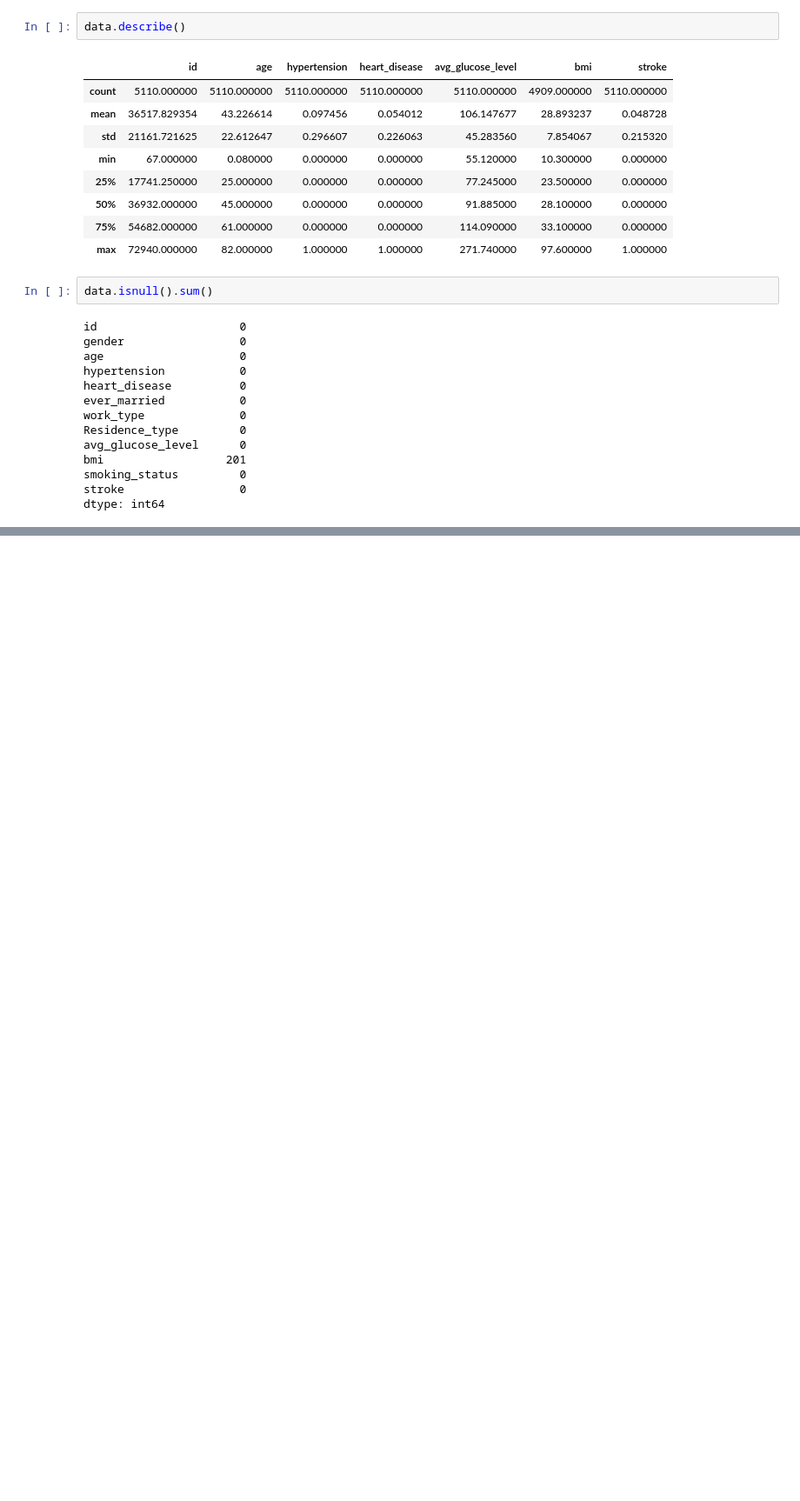
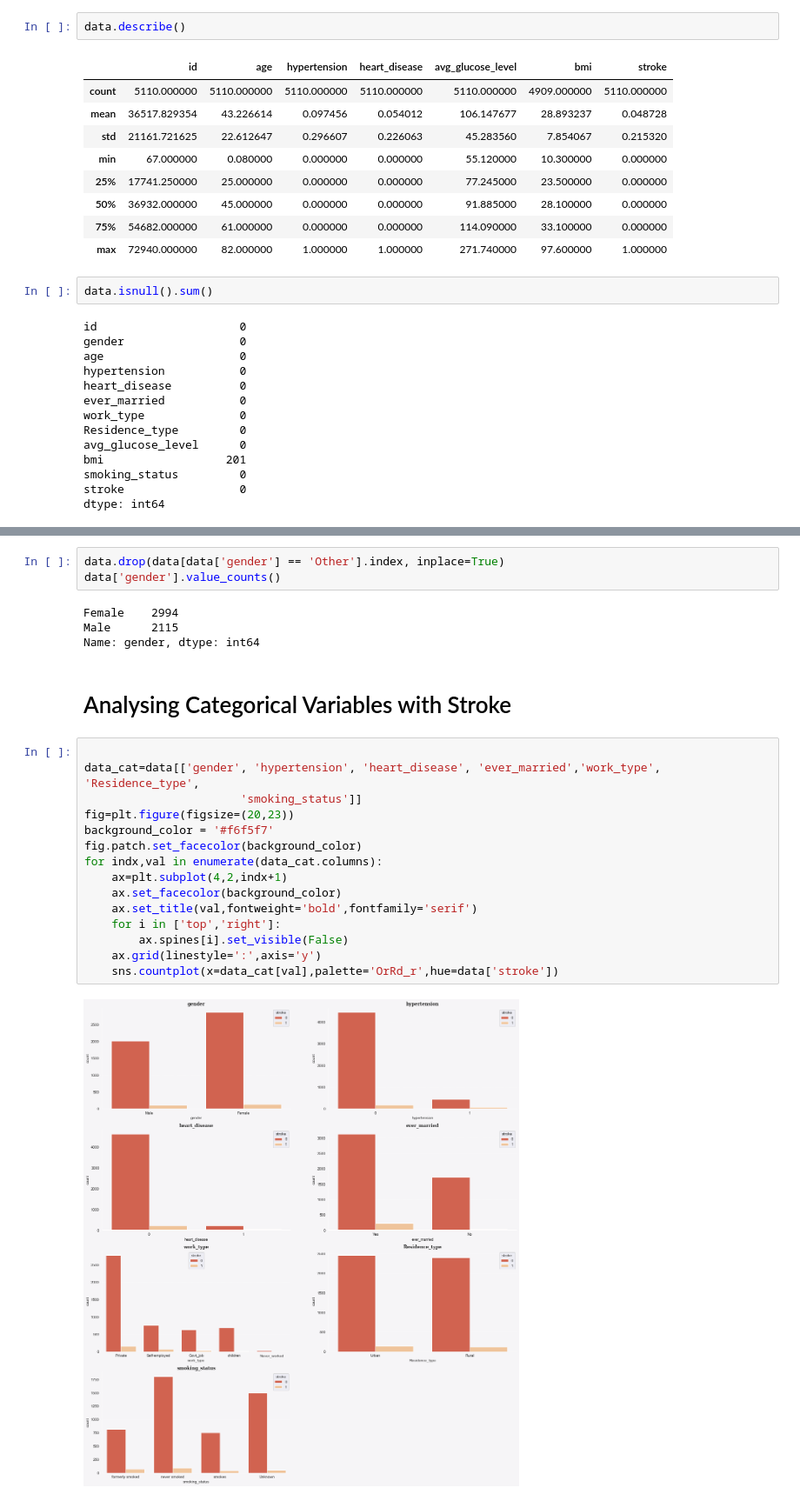
Before and after one commit to fpaul787/stroke-prediction, a Jupyter notebook: healthcare_ml_project.ipynb, the cells around one changed output, grey strips where cells are left out. Shown at 87% size. Cells and saved outputs as stored; diff of their text form; blank space fills up the shorter version.

```diff
--- a/healthcare_ml_project.ipynb
+++ b/healthcare_ml_project.ipynb
@@ -51,0 +130,26 @@ bmi has many null values. We need to do something about this.
+# %%
+data.drop(data[data['gender'] == 'Other'].index, inplace=True)
+data['gender'].value_counts()
+# %% [output]
+Female    2994
+Male      2115
+Name: gender, dtype: int64
+# %% [markdown]
+# Analysing Categorical Variables with Stroke
+# %%
+
+data_cat=data[['gender', 'hypertension', 'heart_disease', 'ever_married','work_type', 'Residence_type',
+                       'smoking_status']]
+fig=plt.figure(figsize=(20,23))
+background_color = '#f6f5f7'
+fig.patch.set_facecolor(background_color)
+for indx,val in enumerate(data_cat.columns):
+    ax=plt.subplot(4,2,indx+1)
+    ax.set_facecolor(background_color)
+    ax.set_title(val,fontweight='bold',fontfamily='serif')
+    for i in ['top','right']:
+        ax.spines[i].set_visible(False)
+    ax.grid(linestyle=':',axis='y')
+    sns.countplot(x=data_cat[val],palette='OrRd_r',hue=data['stroke'])
+# %% [output]
+[figure, added]
```
Also changed, not shown: parts of 24 cells of this notebook.
